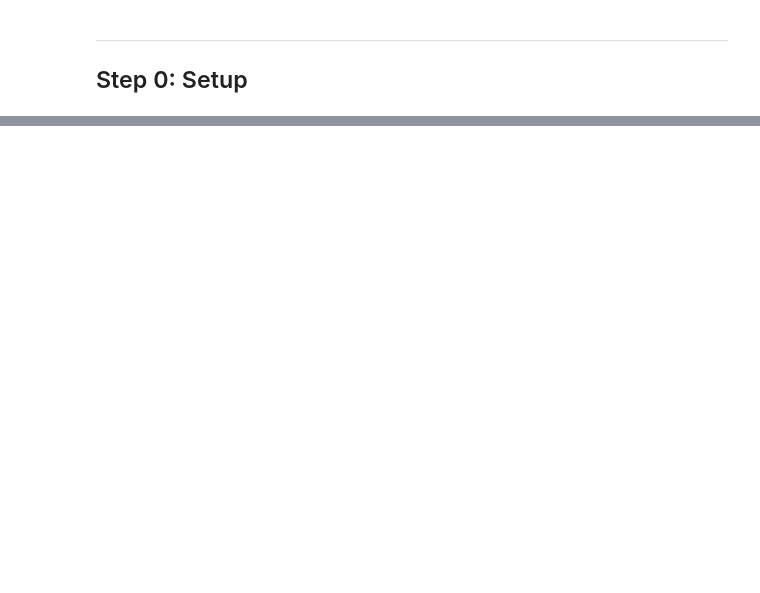
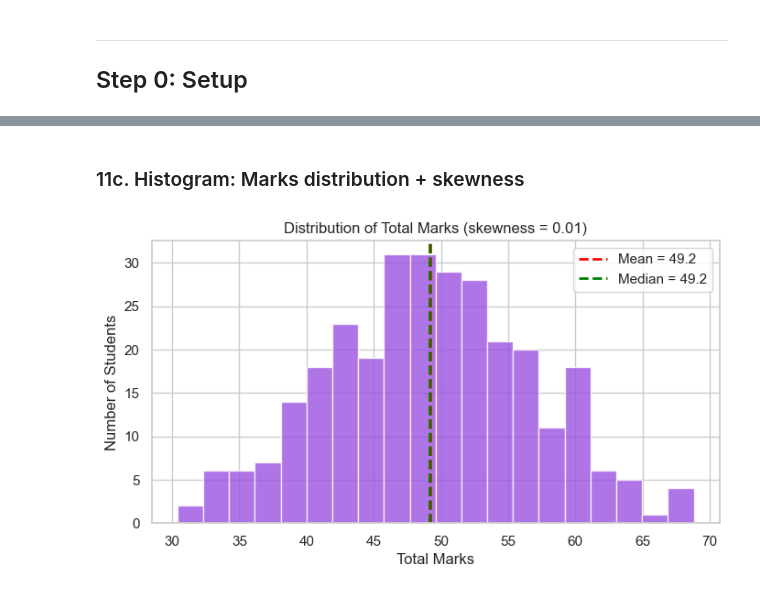
Before and after one commit to nagcloudlab/applied_ds_ml, a Jupyter notebook: notebooks/day_01_data_science_lifecycle_demo.ipynb, the cells around one changed output, grey strips where cells are left out. Saved outputs shown, nothing was run; the diff lists cells and outputs as text; code cells hidden in the pictures; blank space fills up the shorter version.

```diff
--- a/notebooks/day_01_data_science_lifecycle_demo.ipynb
+++ b/notebooks/day_01_data_science_lifecycle_demo.ipynb
@@ -92,4 +496,0 @@ raw.head()
-# %%
-# Unique values in text columns - spot inconsistencies
-for col in ["city", "membership"]:
-    print(f"{col}: {raw[col].unique()}")
@@ -503,0 +1326,14 @@ print(report)
+# %% [markdown]
+### 11c. Histogram: Marks distribution + skewness
+# %%
+plt.figure(figsize=(8, 4))
+plt.hist(df["total_marks"], bins=20, color="#9B51E0", edgecolor="white", alpha=0.8)
+plt.axvline(df["total_marks"].mean(), color="red", linestyle="--", linewidth=2, label=f"Mean = {df['total_marks'].mean():.1f}")
+plt.axvline(df["total_marks"].median(), color="green", linestyle="--", linewidth=2, label=f"Median = {df['total_marks'].median():.1f}")
+plt.title(f"Distribution of Total Marks (skewness = {df['total_marks'].skew():.2f})")
+plt.xlabel("Total Marks")
+plt.ylabel("Number of Students")
+plt.legend()
+plt.show()
+# %% [output]
+[figure, added]
```
Also changed, not shown: parts of 193 cells of this notebook, 38 other files.
